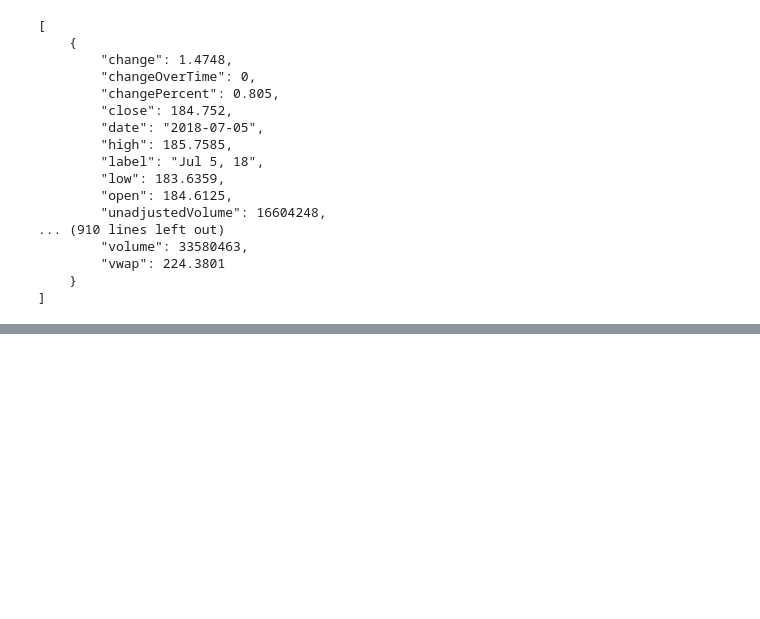
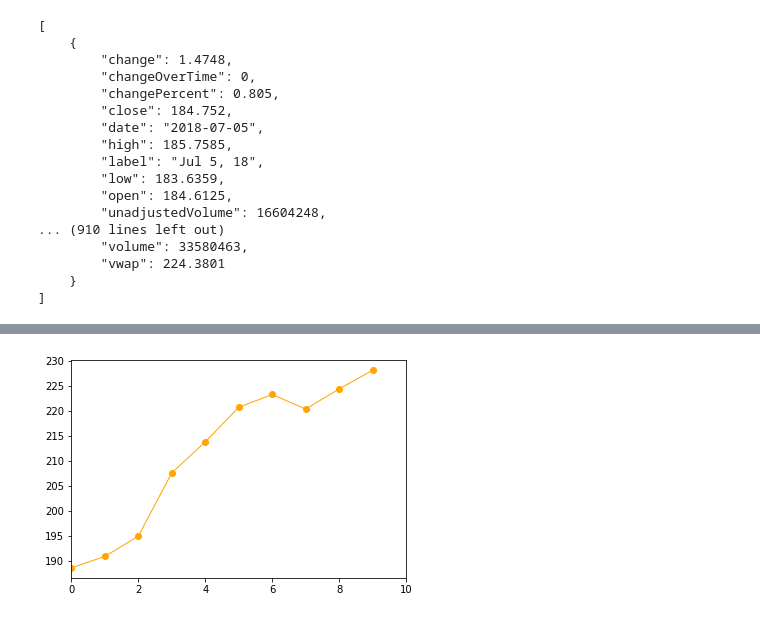
Before and after one commit to helenwu42/Boot_Camp_Project1, a Jupyter notebook: Untitled.ipynb, the cells around one changed output, grey strips where cells are left out. Cells and saved outputs as stored; diff of their text form; code cells hidden in the pictures; blank space fills up the shorter version.

```diff
--- a/Untitled.ipynb
+++ b/Untitled.ipynb
@@ -6,6 +9,6 @@ import statistics
 # %%
 # URL for GET requests to retrieve vehicle data
-url = "https://api.iextrading.com/1.0/stock/aapl/chart/3m"
+url = "https://api.iextrading.com/1.0/stock/AAPL/chart/3m"
 # %%
 # Pretty print JSON for all launchpads
 response = requests.get(url).json()
@@ -34,23 +37,28 @@ print(json.dumps(response, indent=4, sort_keys=True))
 
 week_counter = 0
 avg_counter = 0
-series = 7
-date = []
-close = []
+series1 = 10
+series2 = 7
 count = 0
 moving_avg =[]
 
-for x in range(series):
 
-        #print(response[0]['date'])
-    #date.append(response[count]['date'])
-    close.append(response[count]['close'])
-    avg = statistics.mean(close)
 
-moving_avg.append(avg)
-    count = count +1
+for x in range(series1):
 
-#print(date)
-print(close)
+        close = []
+
+        for y in range(series2):
+            try:
+                close.append(response[count]['close'])
+                #print(close)
+                count = count +1
+
+            except:
+                print("No value")
+        print(close)
+        avg = statistics.mean(close)
+        moving_avg.append(avg)
+
 print(moving_avg)
 # %% [output]
@@ -58,0 +95,7 @@ print(moving_avg)
+# %%
+
+plt.xlim([0,series1])
+plt.plot(moving_avg, marker="o", color="orange", linewidth=1)
+plt.show()
+# %% [output]
+[figure, added]
```
Also changed, not shown: parts of 4 cells of this notebook, 1 other file.
